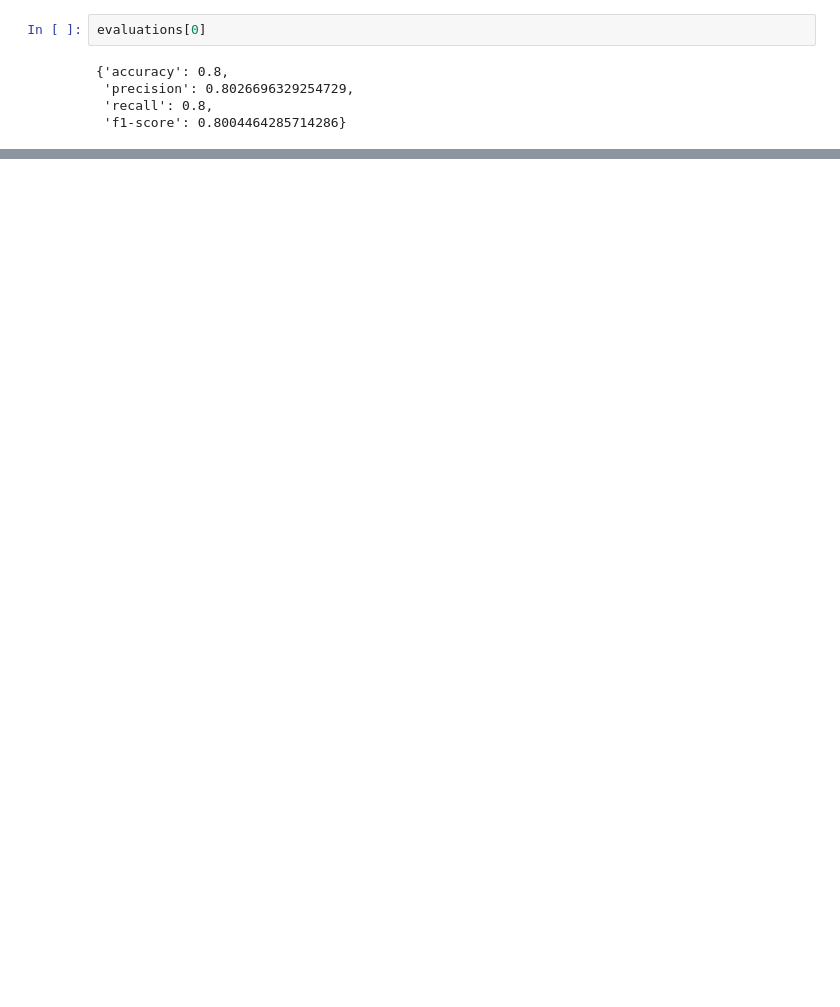
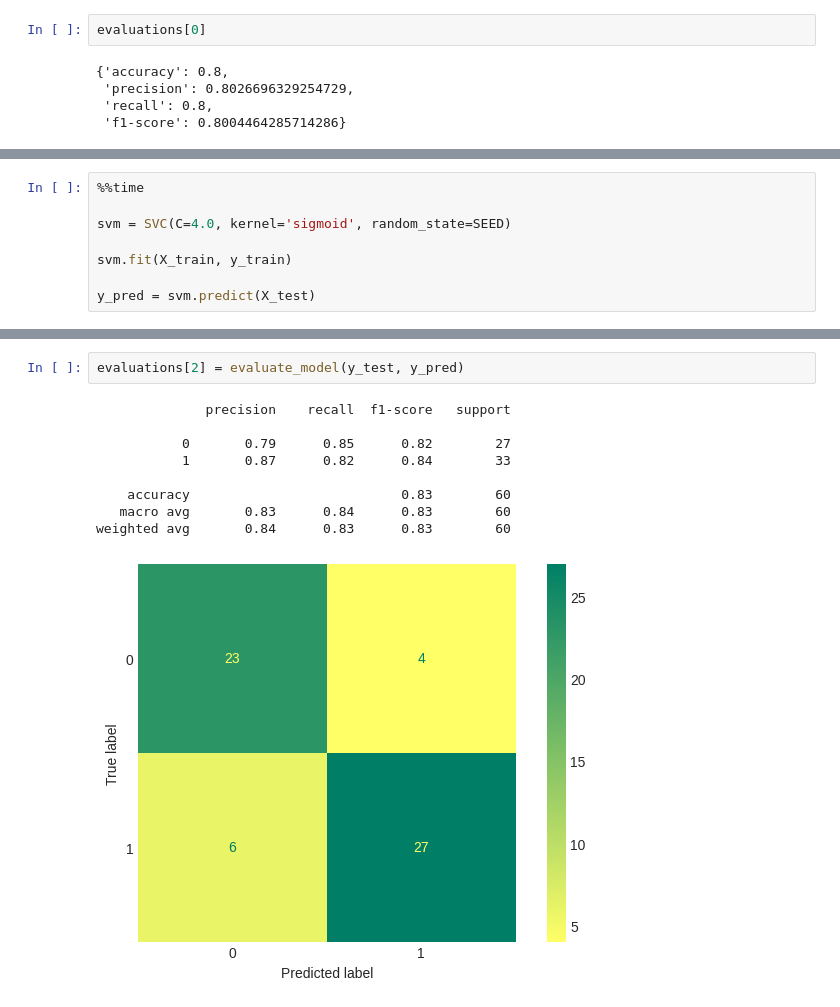
Before and after one commit to flohmannjr/Heart-Attack-Analysis-and-Prediction, a Jupyter notebook: Heart_Attack_Analysis_and_Prediction.ipynb, the cells around one changed output, grey strips where cells are left out. Cells and saved outputs as stored; diff of their text form; blank space fills up the shorter version.

```diff
--- a/Heart_Attack_Analysis_and_Prediction.ipynb
+++ b/Heart_Attack_Analysis_and_Prediction.ipynb
@@ -308,0 +347,8 @@ evaluations[0]
+# %%
+%%time
+
+svm = SVC(C=4.0, kernel='sigmoid', random_state=SEED)
+
+svm.fit(X_train, y_train)
+
+y_pred = svm.predict(X_test)
@@ -308,0 +358,12 @@ evaluations[0]
+# %%
+evaluations[2] = evaluate_model(y_test, y_pred)
+# %% [output]
+              precision    recall  f1-score   support
+
+           0       0.79      0.85      0.82        27
+           1       0.87      0.82      0.84        33
+
+    accuracy                           0.83        60
+   macro avg       0.83      0.84      0.83        60
+weighted avg       0.84      0.83      0.83        60
+[figure, added]
```
Also changed, not shown: parts of 14 cells of this notebook.
